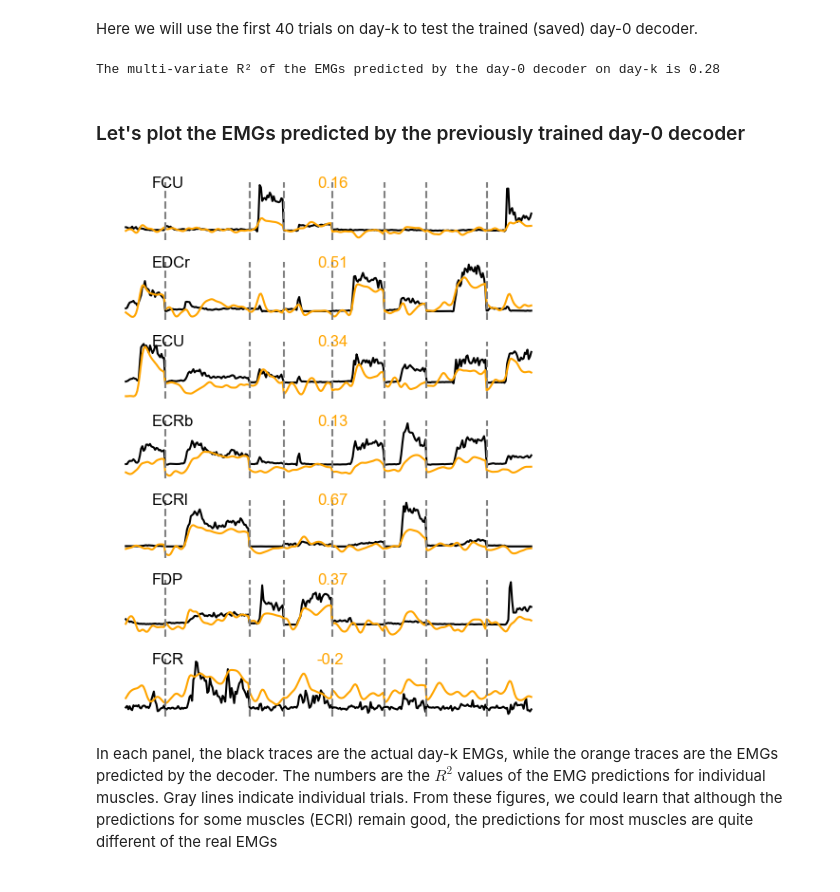
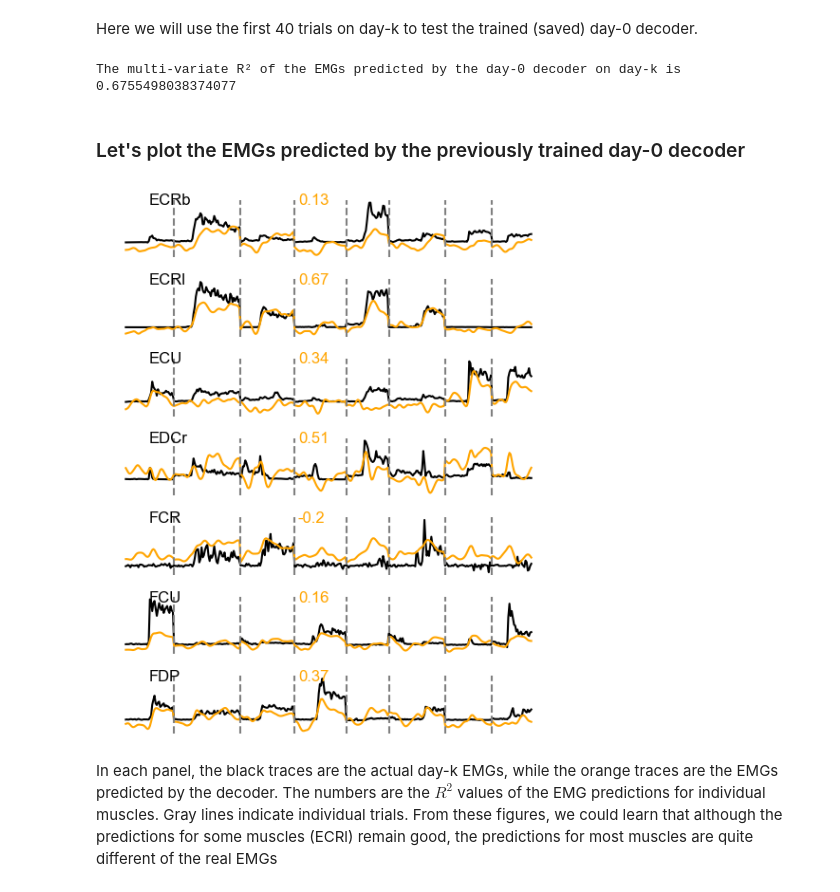
Before and after one commit to limblab/adversarial_BCI, a Jupyter notebook: Cycle_GAN_aligner.ipynb, the cells around one changed output. Drawn from its saved outputs; the diff is of its cells as text; code cells hidden in the pictures.

```diff
--- a/Cycle_GAN_aligner.ipynb
+++ b/Cycle_GAN_aligner.ipynb
@@ -64,7 +64,7 @@ All data files are stored under the directory of `./data`. Below we will scan th
 %load_ext autoreload
 %autoreload 2
 
-data_path = './data/'
-mat_list = np.sort(fnmatch.filter(os.listdir(data_path+'raw_data/'), "*.mat")) # We sorted the files by name.
+data_path = 'C:/Users/fabio/Documents/GitKrakenHub/monkey_analysis/Lab/data/IB/Jango_2015_isometric_wrist_task/'
+mat_list = np.sort(fnmatch.filter(os.listdir(data_path), "*.mat")) # We sorted the files by name.
 print(mat_list)
 # %% [output]
@@ -81,7 +79,7 @@ smooth_size = 0.1 # As mentioned above, we use Gaussian kernels (S.D. = 100 ms)
 N_elec = 96 # The monkey was implanted with a 96-channel Utah array
 
 #============================================= Load day-0 data ==================================================================#
-day0_data = lab_data(data_path+'raw_data/', 'Jango_20150730_001.mat') # Load the data using the lab_data class in xds.py
+day0_data = lab_data(data_path, 'Jango_20150730_001.mat') # Load the data using the lab_data class in xds.py
 day0_data.update_bin_data(bin_size)  # Bin the spikes with the specified bin_size
 day0_data.smooth_binned_spikes(bin_size, 'gaussian', smooth_size) # Smooth the binned spike counts
 day0_unit_names = day0_data.unit_names
@@ -90,10 +88,10 @@ day0_spike = day0_data.get_trials_data_spike_counts('R', 'start_time', 0.0, 'end
 day0_EMG_names = day0_data.EMG_names
 #-------- Extract EMG envelops in trials without temporal alignment --------#
 day0_EMG = day0_data.get_trials_data_EMG('R', 'start_time', 0.0, 'end_time', 0)
-day0_EMG = emg_preprocessing(day0_EMG) # outlier removal and normalization
+day0_EMG, day0_EMG_names = emg_preprocessing(day0_EMG, day0_EMG_names) # outlier removal and normalization
 
 #============================================= Load day-k data ==================================================================#
-dayk_data = lab_data(data_path+'raw_data/', 'Jango_20151029_001.mat')
+dayk_data = lab_data(data_path, 'Jango_20151029_001.mat')
 dayk_data.update_bin_data(bin_size)
 dayk_data.smooth_binned_spikes(bin_size, 'gaussian', smooth_size)
 dayk_unit_names = dayk_data.unit_names
@@ -102,7 +100,7 @@ dayk_spike = dayk_data.get_trials_data_spike_counts('R', 'start_time', 0.0, 'end
 dayk_EMG_names = dayk_data.EMG_names
 #-------- Extract EMG envelops in trials without temporal alignment --------#
 dayk_EMG = dayk_data.get_trials_data_EMG('R', 'start_time', 0.0, 'end_time', 0)
-dayk_EMG = emg_preprocessing(dayk_EMG)
+dayk_EMG, dayk_EMG_names = emg_preprocessing(dayk_EMG, dayk_EMG_names)
 
 #============================================= Pre-processing ==================================================================#
 day0_spike, dayk_spike = spike_preprocessing(day0_unit_names, dayk_unit_names, day0_spike, dayk_spike) # zero-padding empty channels
@@ -211,6 +209,7 @@ kf = KFold(n_splits=4, shuffle=False)
 
 decoder_list = [] # for decoder saving
 mr2_list = [] # for multi-variate r2 saving
+r2_list = [] # for single-channel r2 saving
 for train_idx, test_idx in kf.split(day0_spike_):
     #------ select training trials from the specified fold ------#
     x_train = [day0_spike_[i] for i in train_idx]
@@ -230,6 +229,8 @@ for train_idx, test_idx in kf.split(day0_spike_):
 
     mr2 = r2_score(y_test_, pred_y_test_, multioutput = 'variance_weighted')
     mr2_list.append(format(mr2, '.2f'))
+    r2 = r2_score(y_test_, pred_y_test_, multioutput = 'raw_values')
+    r2_list.append(r2)
     decoder_list.append(H)
     clear_output()
 
@@ -283,23 +303,22 @@ x_test_, y_test_ = format_data_from_trials(x_test, y_test, n_lags)
 # ==================================== Load the saved decoder and use day-k data to test =======================================#
 day0_decoder = np.load('./decoder/Day-0 decoder.npy')
 pred_y_test_ = test_wiener_filter(x_test_, H)
-mr2 = r2_score(y_test_, pred_y_test_, multioutput = 'variance_weighted')
-mr2 = format(mr2, '.2f')
+mr2_k = r2_score(y_test_, pred_y_test_, multioutput = 'variance_weighted')
+mr2_k = format(mr2_k, '.2f')
 print('The multi-variate R\u00b2 of the EMGs predicted by the day-0 decoder on day-k is %s'%(mr2))
 
 # ======================== The r2 for individual muscles (for the plotting in the next cell) =========================#
-r2 = r2_score(y_test_, pred_y_test_, multioutput = 'raw_values')
+r2_k = r2_score(y_test_, pred_y_test_, multioutput = 'raw_values')
 # %% [output]
-The multi-variate R² of the EMGs predicted by the day-0 decoder on day-k is 0.28
+The multi-variate R² of the EMGs predicted by the day-0 decoder on day-k is 0.6755498038374077
 # %% [markdown]
 ### Let's plot the EMGs predicted by the previously trained day-0 decoder
 # %%
-from utils import plot_actual_and_pred_EMG
 day0_decoder = np.load('./decoder/Day-0 decoder.npy')
 plot_actual_and_pred_EMG('Using day-0 decoder to predict EMGs on day-k',
-                         dayk_spike_, dayk_EMG_, day0_decoder, bin_size, n_lags, 8, r2, dayk_EMG_names, 'orange')
+                         dayk_spike_, dayk_EMG_, day0_decoder, bin_size, n_lags, 8, r2_k, dayk_EMG_names, 'orange')
 # %% [output]
-[figure, old version]
+[figure, new version]
 # %% [markdown]
 In each panel, the black traces are the actual day-k EMGs, while the orange traces are the EMGs predicted by the decoder. The numbers are the $R^2$ values of the EMG predictions for individual muscles. Gray lines indicate individual trials. From these figures, we could learn that although the predictions for some muscles (ECRl) remain good, the predictions for most muscles are quite different of the real EMGs
 # %% [markdown]
```
Also changed, not shown: parts of 9 cells of this notebook, 9 other files.
